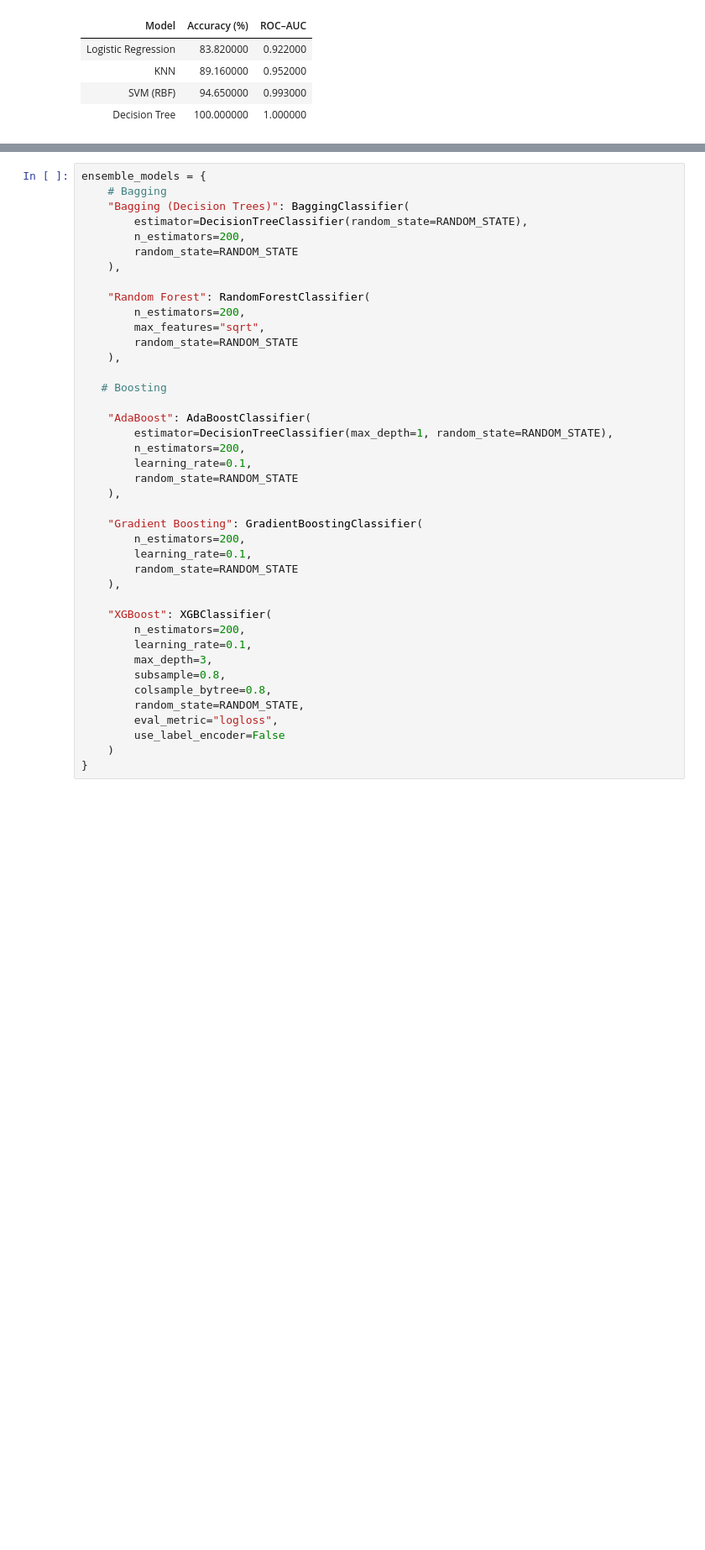
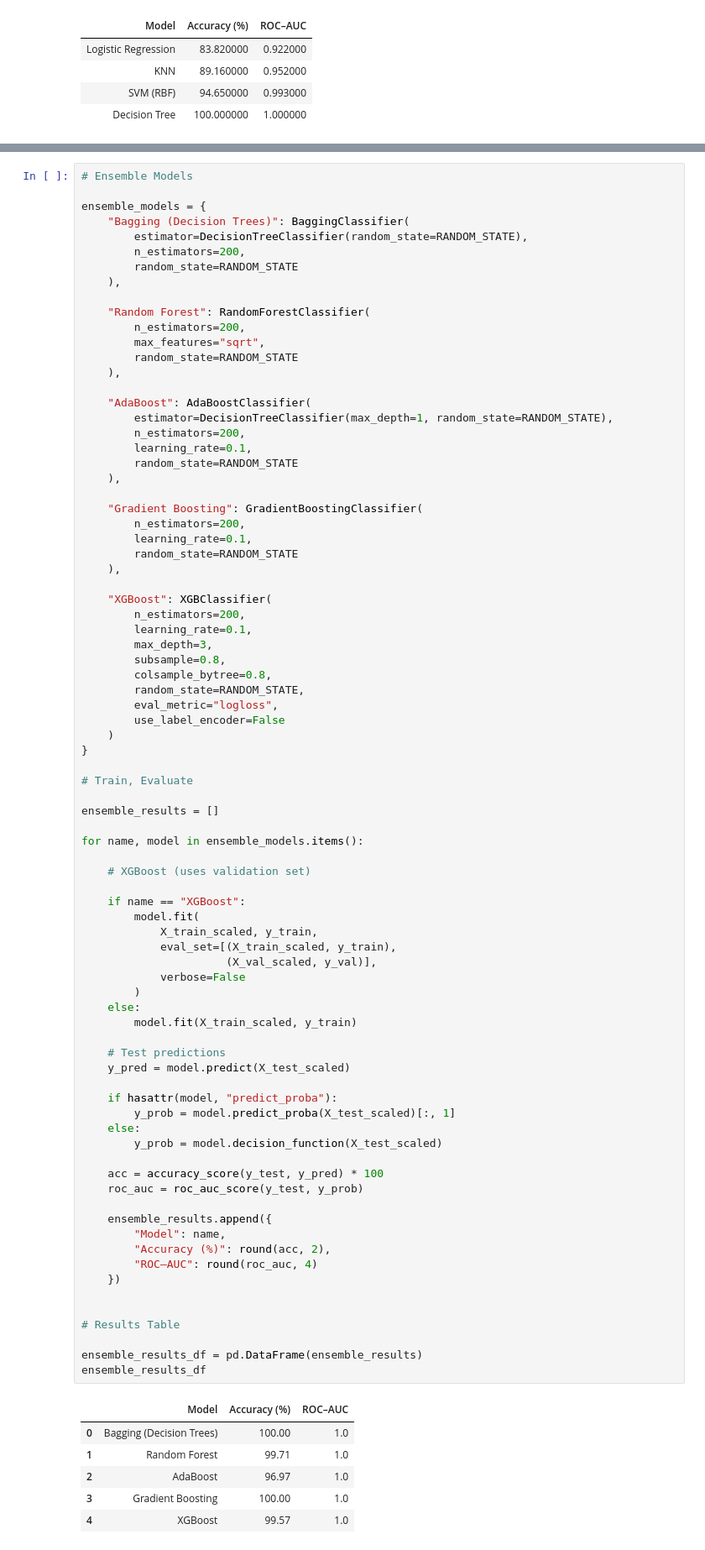
Before and after one commit to NSJayaweera/NCD-Risk_Prediction, a Jupyter notebook: Chronic_Kidney_Disease.ipynb, the cells around one changed output, grey strips where cells are left out. Shown at 84% size. Drawn from its saved outputs; the diff is of its cells as text; blank space fills up the shorter version.

```diff
--- a/Chronic_Kidney_Disease.ipynb
+++ b/Chronic_Kidney_Disease.ipynb
@@ -773,8 +773,9 @@ plt.show()
 # %% [output]
 [figure]
 # %%
+# Ensemble Models
+
 ensemble_models = {
-    # Bagging
     "Bagging (Decision Trees)": BaggingClassifier(
         estimator=DecisionTreeClassifier(random_state=RANDOM_STATE),
         n_estimators=200,
@@ -784,32 +785,78 @@ ensemble_models = {
     "Random Forest": RandomForestClassifier(
         n_estimators=200,
         max_features="sqrt",
         random_state=RANDOM_STATE
     ),
-
-   # Boosting
 
     "AdaBoost": AdaBoostClassifier(
         estimator=DecisionTreeClassifier(max_depth=1, random_state=RANDOM_STATE),
         n_estimators=200,
         learning_rate=0.1,
         random_state=RANDOM_STATE
     ),
 
     "Gradient Boosting": GradientBoostingClassifier(
         n_estimators=200,
         learning_rate=0.1,
         random_state=RANDOM_STATE
     ),
 
     "XGBoost": XGBClassifier(
         n_estimators=200,
         learning_rate=0.1,
         max_depth=3,
         subsample=0.8,
         colsample_bytree=0.8,
         random_state=RANDOM_STATE,
         eval_metric="logloss",
         use_label_encoder=False
     )
 }
+
+# Train, Evaluate
+
+ensemble_results = []
+
+for name, model in ensemble_models.items():
+
+    # XGBoost (uses validation set)
+
+    if name == "XGBoost":
+        model.fit(
+            X_train_scaled, y_train,
+            eval_set=[(X_train_scaled, y_train),
+                      (X_val_scaled, y_val)],
+            verbose=False
+        )
+    else:
+        model.fit(X_train_scaled, y_train)
+
+    # Test predictions
+    y_pred = model.predict(X_test_scaled)
+
+    if hasattr(model, "predict_proba"):
+        y_prob = model.predict_proba(X_test_scaled)[:, 1]
+    else:
+        y_prob = model.decision_function(X_test_scaled)
+
+    acc = accuracy_score(y_test, y_pred) * 100
+    roc_auc = roc_auc_score(y_test, y_prob)
+
+    ensemble_results.append({
+        "Model": name,
+        "Accuracy (%)": round(acc, 2),
+        "ROC–AUC": round(roc_auc, 4)
+    })
+
+
+# Results Table
+
+ensemble_results_df = pd.DataFrame(ensemble_results)
+ensemble_results_df
+# %% [output]
+|  | Model | Accuracy (%) | ROC–AUC |
+| 0 | Bagging (Decision Trees) | 100.00 | 1.0 |
+| 1 | Random Forest | 99.71 | 1.0 |
+| 2 | AdaBoost | 96.97 | 1.0 |
+| 3 | Gradient Boosting | 100.00 | 1.0 |
+| 4 | XGBoost | 99.57 | 1.0 |
```
Also changed, not shown: parts of 5 cells of this notebook.
